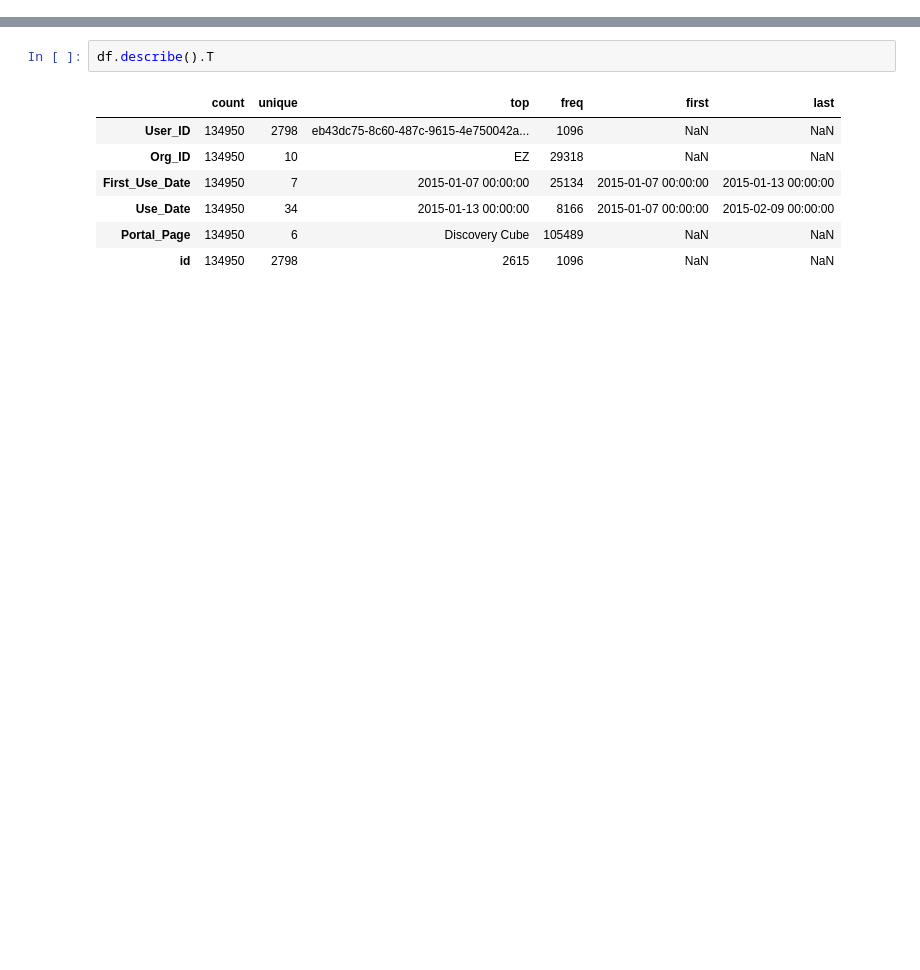
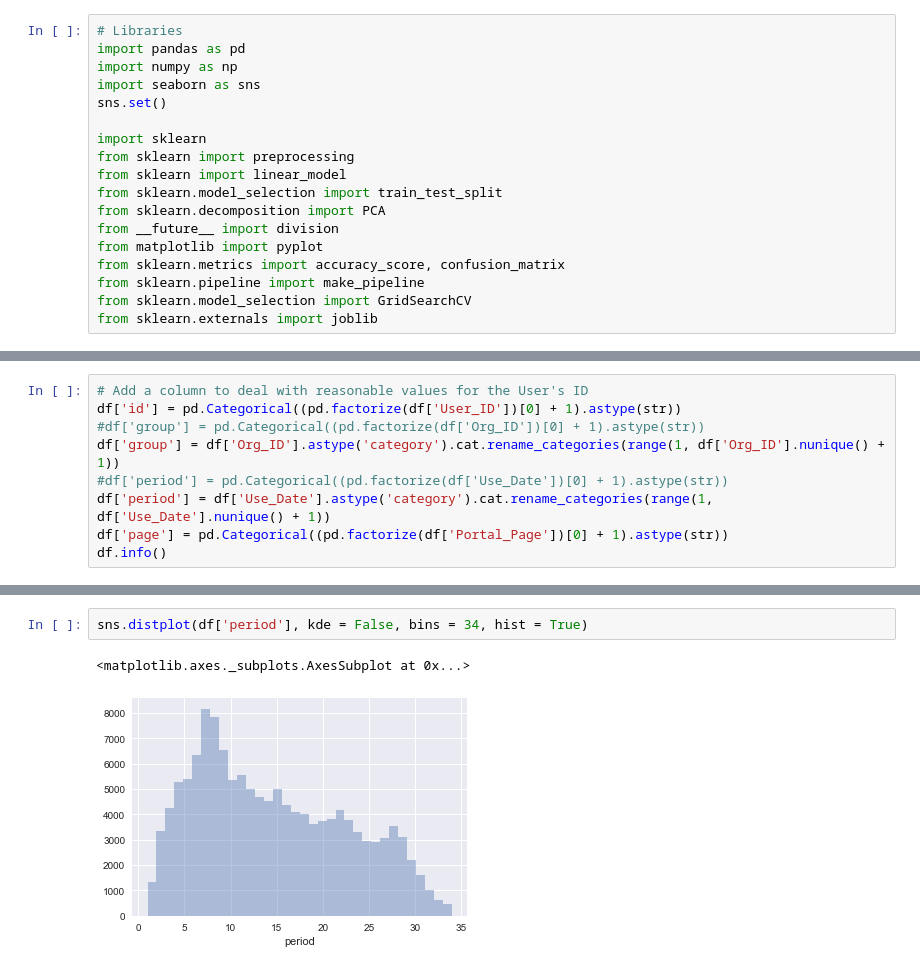
Before and after one commit to ChristopherDaigle/ConvexOptimizationWithPython, a Jupyter notebook: NotesAndTutorials/r4.ipynb, the cells around one changed output, grey strips where cells are left out. Cells and saved outputs as stored; diff of their text form; blank space fills up the shorter version.

```diff
--- a/NotesAndTutorials/r4.ipynb
+++ b/NotesAndTutorials/r4.ipynb
@@ -24,2 +43,20 @@ import seaborn as sns
+# %%
+# Libraries
+import pandas as pd
+import numpy as np
+import seaborn as sns
+sns.set()
+
+import sklearn
+from sklearn import preprocessing
+from sklearn import linear_model
+from sklearn.model_selection import train_test_split
+from sklearn.decomposition import PCA
+from __future__ import division
+from matplotlib import pyplot
+from sklearn.metrics import accuracy_score, confusion_matrix
+from sklearn.pipeline import make_pipeline
+from sklearn.model_selection import GridSearchCV
+from sklearn.externals import joblib
 # %%
 # Importing
@@ -54,0 +91,9 @@ memory usage: 5.5+ MB
+# %%
+# Add a column to deal with reasonable values for the User's ID
+df['id'] = pd.Categorical((pd.factorize(df['User_ID'])[0] + 1).astype(str))
+#df['group'] = pd.Categorical((pd.factorize(df['Org_ID'])[0] + 1).astype(str))
+df['group'] = df['Org_ID'].astype('category').cat.rename_categories(range(1, df['Org_ID'].nunique() + 1))
+#df['period'] = pd.Categorical((pd.factorize(df['Use_Date'])[0] + 1).astype(str))
+df['period'] = df['Use_Date'].astype('category').cat.rename_categories(range(1, df['Use_Date'].nunique() + 1))
+df['page'] = pd.Categorical((pd.factorize(df['Portal_Page'])[0] + 1).astype(str))
+df.info()
@@ -69,10 +128,5 @@ memory usage: 5.5+ MB
-# %%
-df.describe().T
-# %% [output]
-|  | count | unique | top | freq | first | last |
-| User_ID | 134950 | 2798 | eb43dc75-8c60-487c-9615-4e750042a... | 1096 | NaN | NaN |
-| Org_ID | 134950 | 10 | EZ | 29318 | NaN | NaN |
-| First_Use_Date | 134950 | 7 | 2015-01-07 00:00:00 | 25134 | 2015-01-07 00:00:00 | 2015-01-13 00:00:00 |
-| Use_Date | 134950 | 34 | 2015-01-13 00:00:00 | 8166 | 2015-01-07 00:00:00 | 2015-02-09 00:00:00 |
-| Portal_Page | 134950 | 6 | Discovery Cube | 105489 | NaN | NaN |
-| id | 134950 | 2798 | 2615 | 1096 | NaN | NaN |
+# %%
+sns.distplot(df['period'], kde = False, bins = 34, hist = True)
+# %% [output]
+<matplotlib.axes._subplots.AxesSubplot at 0x...>
+[figure, added]
```
Also changed, not shown: parts of 12 cells of this notebook.
